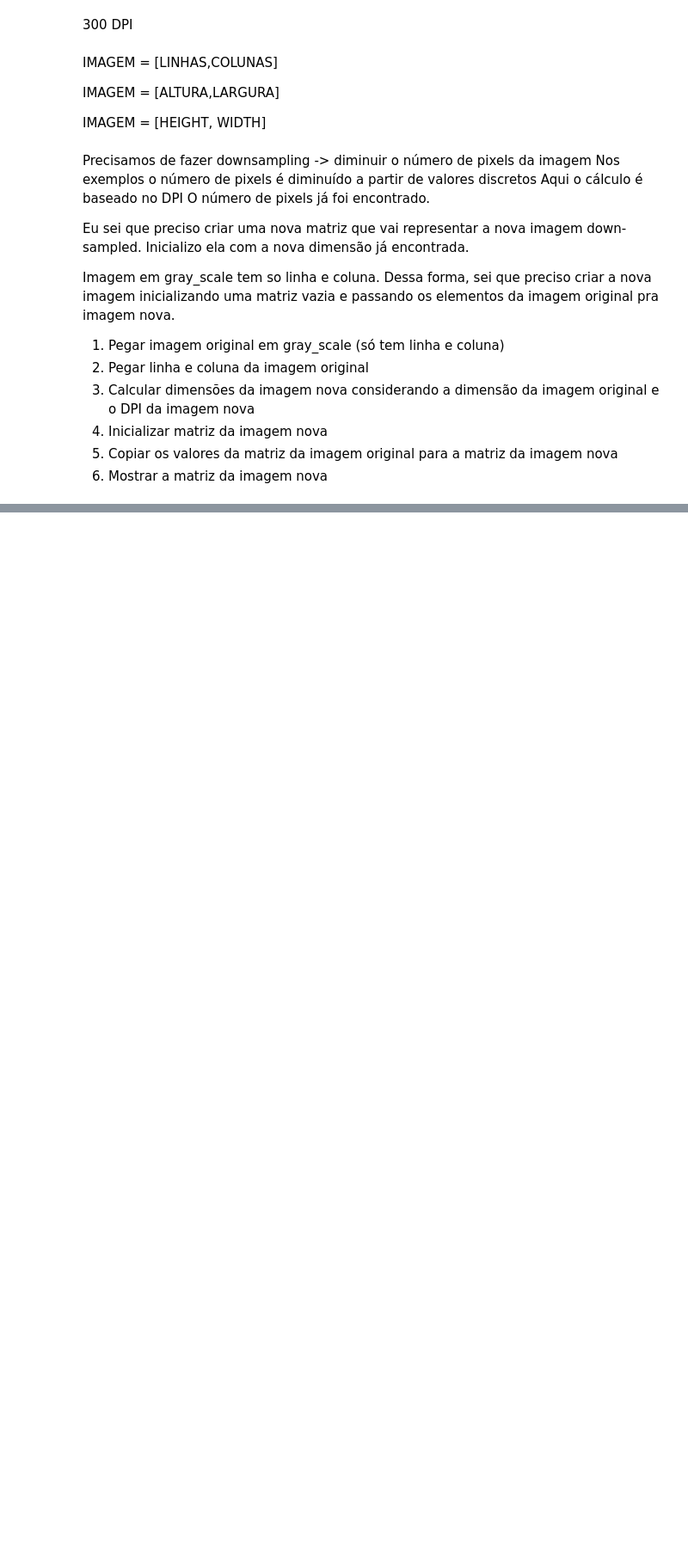
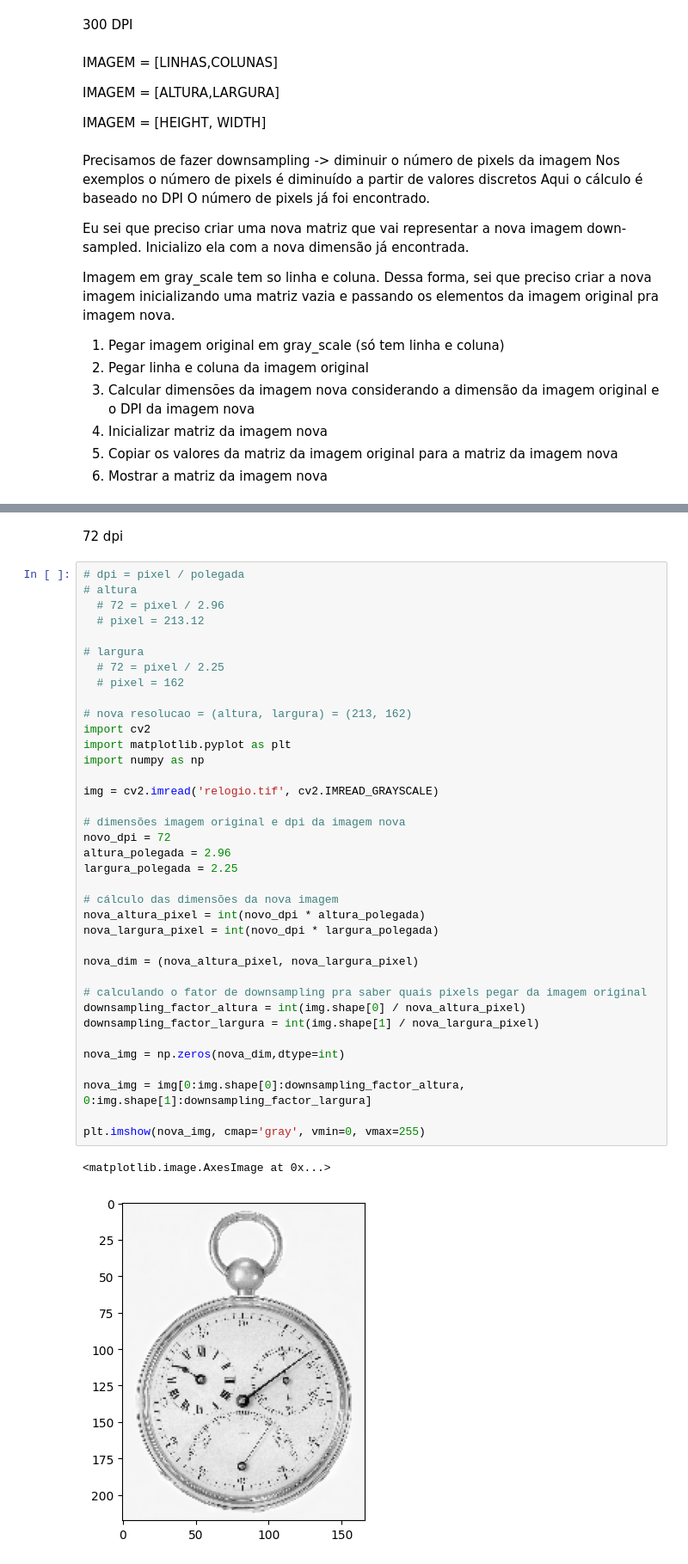
Before and after one commit to kkademorais/pdi-study, a Jupyter notebook: Lab01_PDI.ipynb, the cells around one changed output, grey strips where cells are left out. Shown at 86% size. Drawn from its saved outputs; the diff is of its cells as text; blank space fills up the shorter version.

```diff
--- a/Lab01_PDI.ipynb
+++ b/Lab01_PDI.ipynb
@@ -105,0 +151,42 @@ plt.imshow(nova_img, cmap='gray', vmin=0, vmax=255)
+# %% [markdown]
+72 dpi
+# %%
+# dpi = pixel / polegada
+# altura
+  # 72 = pixel / 2.96
+  # pixel = 213.12
+
+# largura
+  # 72 = pixel / 2.25
+  # pixel = 162
+
+# nova resolucao = (altura, largura) = (213, 162)
+import cv2
+import matplotlib.pyplot as plt
+import numpy as np
+
+img = cv2.imread('relogio.tif', cv2.IMREAD_GRAYSCALE)
+
+# dimensões imagem original e dpi da imagem nova
+novo_dpi = 72
+altura_polegada = 2.96
+largura_polegada = 2.25
+
+# cálculo das dimensões da nova imagem
+nova_altura_pixel = int(novo_dpi * altura_polegada)
+nova_largura_pixel = int(novo_dpi * largura_polegada)
+
+nova_dim = (nova_altura_pixel, nova_largura_pixel)
+
+# calculando o fator de downsampling pra saber quais pixels pegar da imagem original
+downsampling_factor_altura = int(img.shape[0] / nova_altura_pixel)
+downsampling_factor_largura = int(img.shape[1] / nova_largura_pixel)
+
+nova_img = np.zeros(nova_dim,dtype=int)
+
+nova_img = img[0:img.shape[0]:downsampling_factor_altura, 0:img.shape[1]:downsampling_factor_largura]
+
+plt.imshow(nova_img, cmap='gray', vmin=0, vmax=255)
+# %% [output]
+<matplotlib.image.AxesImage at 0x...>
+[figure, added]
```
Also changed, not shown: parts of 3 cells of this notebook.
